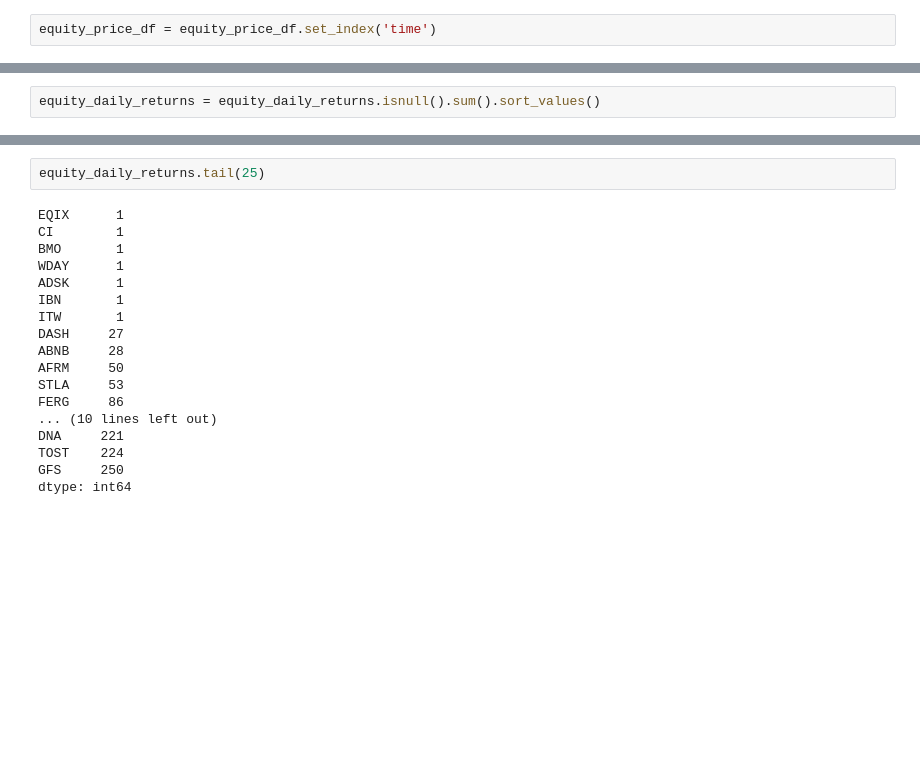
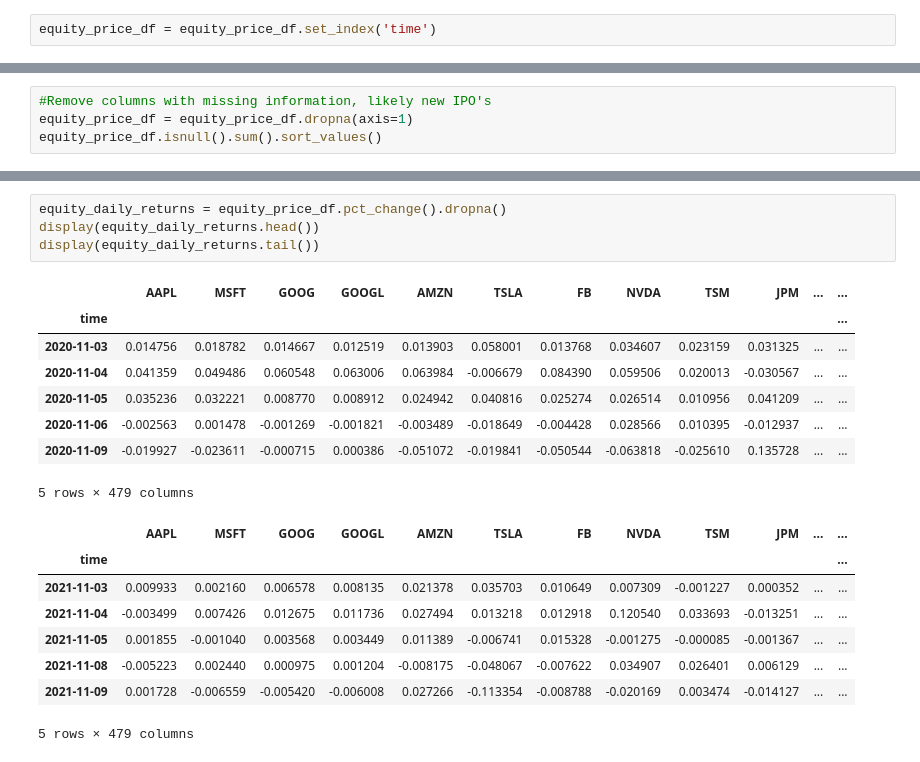
Before and after one commit to Abdouraheem/WinnersLoosers, a Jupyter notebook: notebooks/christian/analysis.ipynb, the cells around one changed output, grey strips where cells are left out. Saved outputs shown, nothing was run; the diff lists cells and outputs as text; blank space fills up the shorter version.

```diff
--- a/notebooks/christian/analysis.ipynb
+++ b/notebooks/christian/analysis.ipynb
@@ -87,2 +108,4 @@ equity_daily_returns.head()
 # %%
-equity_daily_returns = equity_daily_returns.isnull().sum().sort_values()
+#Remove columns with missing information, likely new IPO's
+equity_price_df = equity_price_df.dropna(axis=1)
+equity_price_df.isnull().sum().sort_values()
@@ -89,20 +125,21 @@ equity_daily_returns = equity_daily_returns.isnull().sum().sort_values()
 # %%
-equity_daily_returns.tail(25)
+equity_daily_returns = equity_price_df.pct_change().dropna()
+display(equity_daily_returns.head())
+display(equity_daily_returns.tail())
 # %% [output]
+|  | AAPL | MSFT | GOOG | GOOGL | AMZN | TSLA | FB | NVDA | TSM | JPM | ... | ... |
+| time |  |  |  |  |  |  |  |  |  |  |  | ... |
+| 2020-11-03 | 0.014756 | 0.018782 | 0.014667 | 0.012519 | 0.013903 | 0.058001 | 0.013768 | 0.034607 | 0.023159 | 0.031325 | ... | ... |
+| 2020-11-04 | 0.041359 | 0.049486 | 0.060548 | 0.063006 | 0.063984 | -0.006679 | 0.084390 | 0.059506 | 0.020013 | -0.030567 | ... | ... |
+| 2020-11-05 | 0.035236 | 0.032221 | 0.008770 | 0.008912 | 0.024942 | 0.040816 | 0.025274 | 0.026514 | 0.010956 | 0.041209 | ... | ... |
+| 2020-11-06 | -0.002563 | 0.001478 | -0.001269 | -0.001821 | -0.003489 | -0.018649 | -0.004428 | 0.028566 | 0.010395 | -0.012937 | ... | ... |
+| 2020-11-09 | -0.019927 | -0.023611 | -0.000715 | 0.000386 | -0.051072 | -0.019841 | -0.050544 | -0.063818 | -0.025610 | 0.135728 | ... | ... |
-EQIX      1
-CI        1
-BMO       1
-WDAY      1
-ADSK      1
-IBN       1
-ITW       1
-DASH     27
-ABNB     28
-AFRM     50
-STLA     53
-FERG     86
-... (10 lines left out)
-DNA     221
-TOST    224
-GFS     250
-dtype: int64
+5 rows × 479 columns
+|  | AAPL | MSFT | GOOG | GOOGL | AMZN | TSLA | FB | NVDA | TSM | JPM | ... | ... |
+| time |  |  |  |  |  |  |  |  |  |  |  | ... |
+| 2021-11-03 | 0.009933 | 0.002160 | 0.006578 | 0.008135 | 0.021378 | 0.035703 | 0.010649 | 0.007309 | -0.001227 | 0.000352 | ... | ... |
+| 2021-11-04 | -0.003499 | 0.007426 | 0.012675 | 0.011736 | 0.027494 | 0.013218 | 0.012918 | 0.120540 | 0.033693 | -0.013251 | ... | ... |
+| 2021-11-05 | 0.001855 | -0.001040 | 0.003568 | 0.003449 | 0.011389 | -0.006741 | 0.015328 | -0.001275 | -0.000085 | -0.001367 | ... | ... |
+| 2021-11-08 | -0.005223 | 0.002440 | 0.000975 | 0.001204 | -0.008175 | -0.048067 | -0.007622 | 0.034907 | 0.026401 | 0.006129 | ... | ... |
+| 2021-11-09 | 0.001728 | -0.006559 | -0.005420 | -0.006008 | 0.027266 | -0.113354 | -0.008788 | -0.020169 | 0.003474 | -0.014127 | ... | ... |
+5 rows × 479 columns
```
Also changed, not shown: parts of 23 cells of this notebook.
